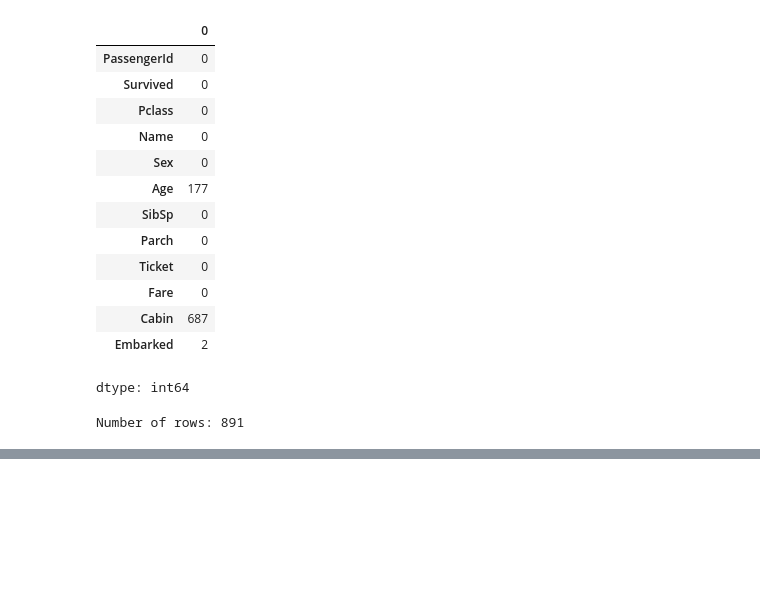
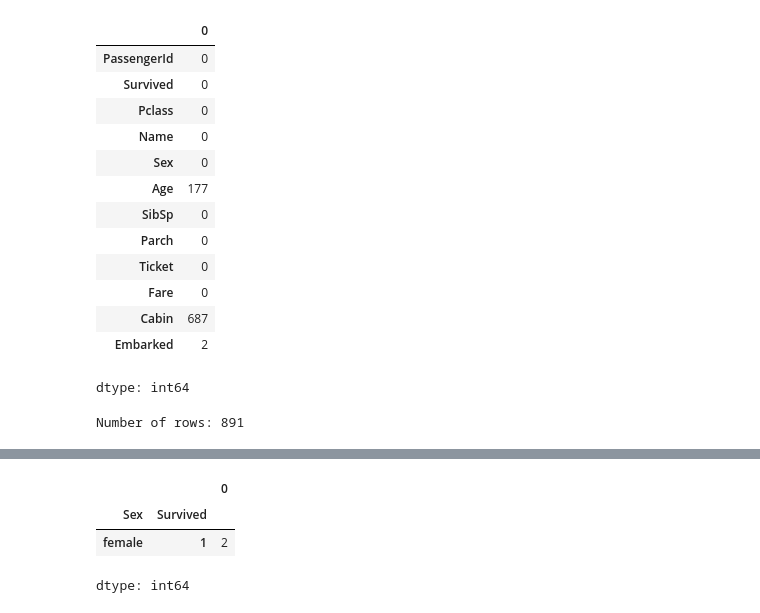
Before and after one commit to Czrvillareal/activities, a Jupyter notebook: lab1_titanic_villareal.ipynb, the cells around one changed output, grey strips where cells are left out. Saved outputs shown, nothing was run; the diff lists cells and outputs as text; code cells hidden in the pictures; blank space fills up the shorter version.

```diff
--- a/lab1_titanic_villareal.ipynb
+++ b/lab1_titanic_villareal.ipynb
@@ -113 +111,8 @@ male    0           406
 dtype: int64
+# %%
+df[df['Embarked'].isnull()].groupby(['Sex', 'Survived']).size()
+# %% [output]
+|  |  | 0 |
+| Sex | Survived |  |
+| female | 1 | 2 |
+dtype: int64
```
Also changed, not shown: parts of 3 cells of this notebook.
